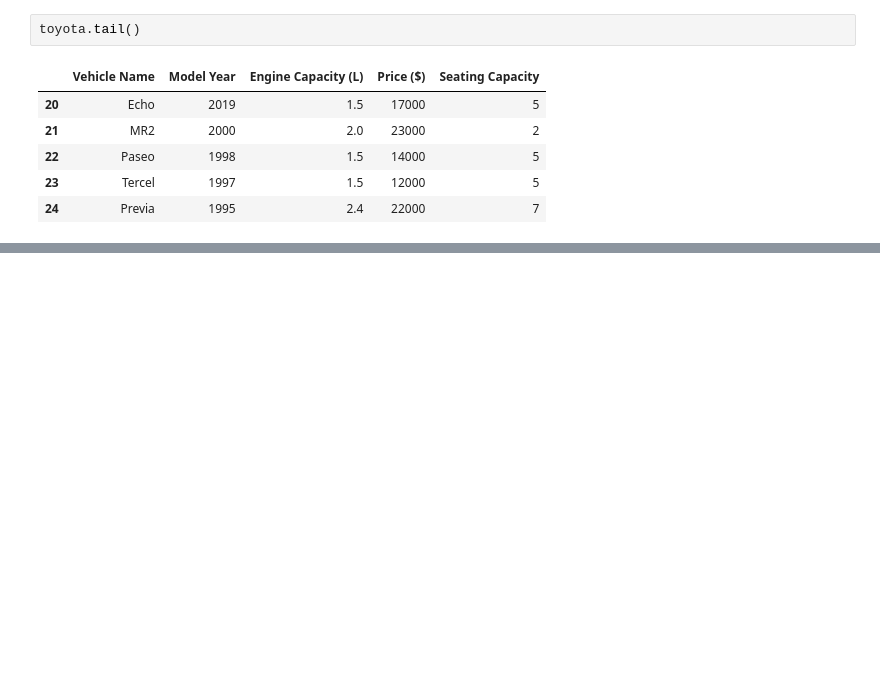
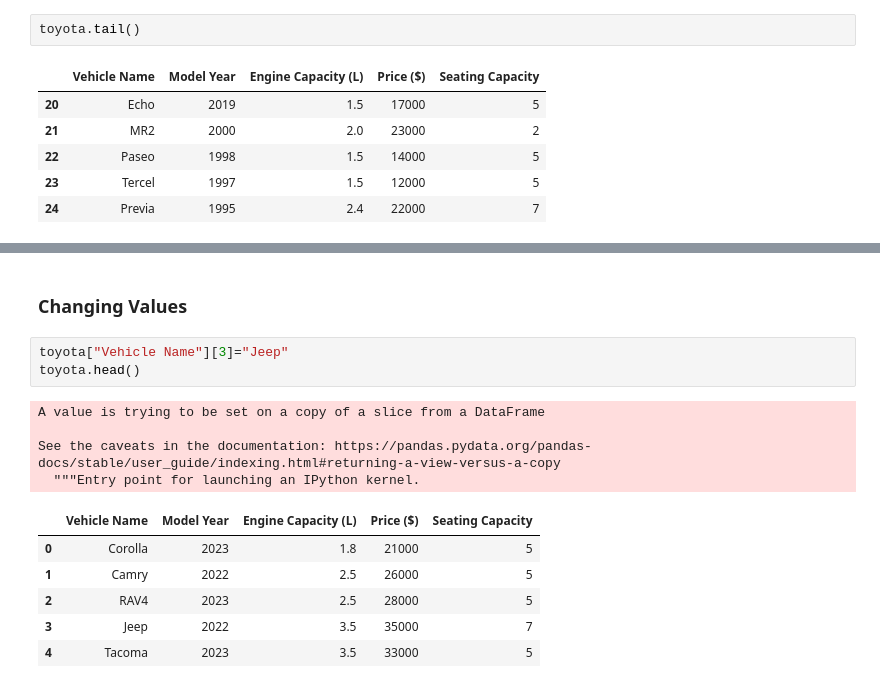
Before and after one commit to M-Hamza-Rao/Pandas-Practice, a Jupyter notebook: Pandas_Practice.ipynb, the cells around one changed output, grey strips where cells are left out. Cells and saved outputs as stored; diff of their text form; blank space fills up the shorter version.

Commit message:
Data Manipulation, get and drop

```diff
--- a/Pandas_Practice.ipynb
+++ b/Pandas_Practice.ipynb
@@ -330,0 +380,16 @@ toyota.tail()
+# %% [markdown]
+### Changing Values
+# %%
+toyota["Vehicle Name"][3]="Jeep"
+toyota.head()
+# %% [output]
+A value is trying to be set on a copy of a slice from a DataFrame
+
+See the caveats in the documentation: https://pandas.pydata.org/pandas-docs/stable/user_guide/indexing.html#returning-a-view-versus-a-copy
+  """Entry point for launching an IPython kernel.
+|  | Vehicle Name | Model Year | Engine Capacity (L) | Price ($) | Seating Capacity |
+| 0 | Corolla | 2023 | 1.8 | 21000 | 5 |
+| 1 | Camry | 2022 | 2.5 | 26000 | 5 |
+| 2 | RAV4 | 2023 | 2.5 | 28000 | 5 |
+| 3 | Jeep | 2022 | 3.5 | 35000 | 7 |
+| 4 | Tacoma | 2023 | 3.5 | 33000 | 5 |
```
Also changed, not shown: parts of 6 cells of this notebook.
